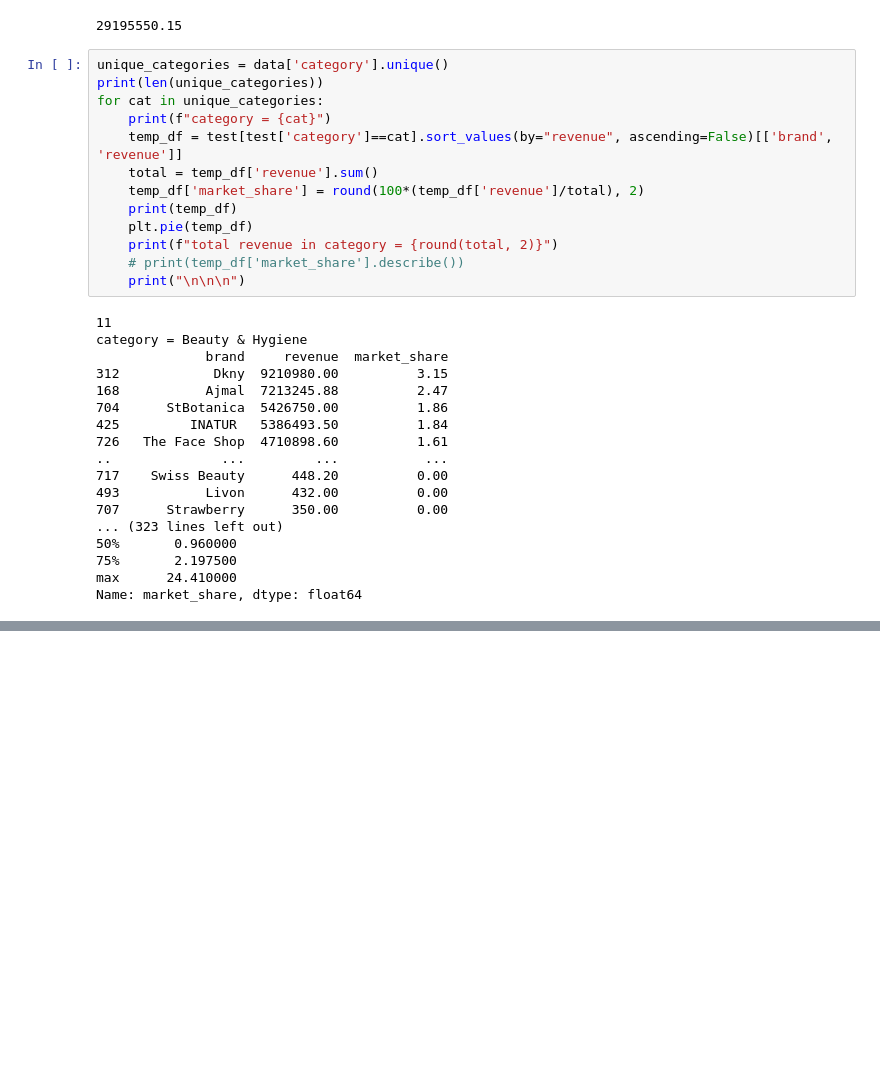
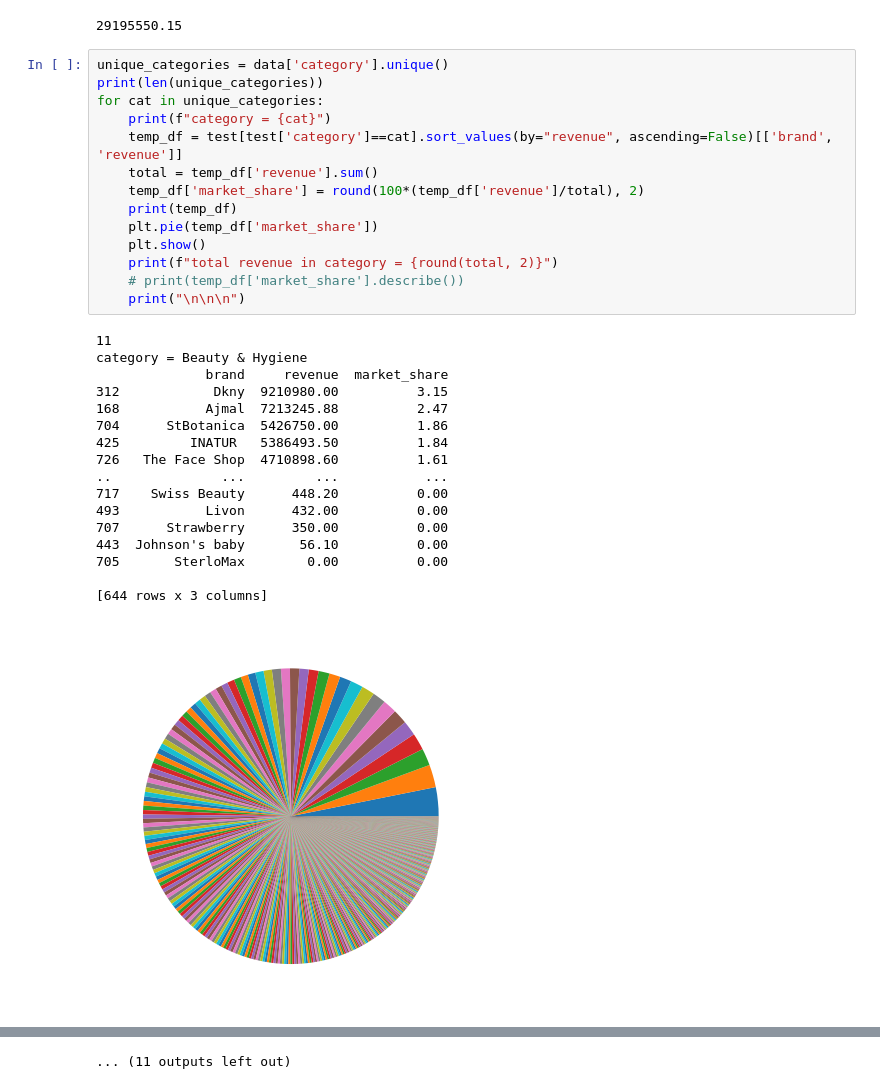
Before and after one commit to viraj19r/market_pulse, a Jupyter notebook: brand_performance.ipynb, the cells around one changed output, grey strips where cells are left out. Drawn from its saved outputs; the diff is of its cells as text; blank space fills up the shorter version.

```diff
--- a/brand_performance.ipynb
+++ b/brand_performance.ipynb
@@ -299,31 +299,32 @@ data[data['category']=="Baby Care"]['revenue'].sum()
 # %%
 unique_categories = data['category'].unique()
 print(len(unique_categories))
 for cat in unique_categories:
     print(f"category = {cat}")
     temp_df = test[test['category']==cat].sort_values(by="revenue", ascending=False)[['brand', 'revenue']]
     total = temp_df['revenue'].sum()
     temp_df['market_share'] = round(100*(temp_df['revenue']/total), 2)
     print(temp_df)
-    plt.pie(temp_df)
+    plt.pie(temp_df['market_share'])
+    plt.show()
     print(f"total revenue in category = {round(total, 2)}")
     # print(temp_df['market_share'].describe())
     print("\n\n\n")
 # %% [output]
 11
 category = Beauty & Hygiene
               brand     revenue  market_share
 312            Dkny  9210980.00          3.15
 168           Ajmal  7213245.88          2.47
 704      StBotanica  5426750.00          1.86
 425         INATUR   5386493.50          1.84
 726   The Face Shop  4710898.60          1.61
 ..              ...         ...           ...
 717    Swiss Beauty      448.20          0.00
 493           Livon      432.00          0.00
 707      Strawberry      350.00          0.00
-... (323 lines left out)
-50%       0.960000
-75%       2.197500
-max      24.410000
-Name: market_share, dtype: float64
+443  Johnson's baby       56.10          0.00
+705       SterloMax        0.00          0.00
+
+[644 rows x 3 columns]
+[figure, added]
@@ -329,0 +436 @@ Name: market_share, dtype: float64
+... (11 outputs left out)
```
Also changed, not shown: parts of 1 cell of this notebook.
